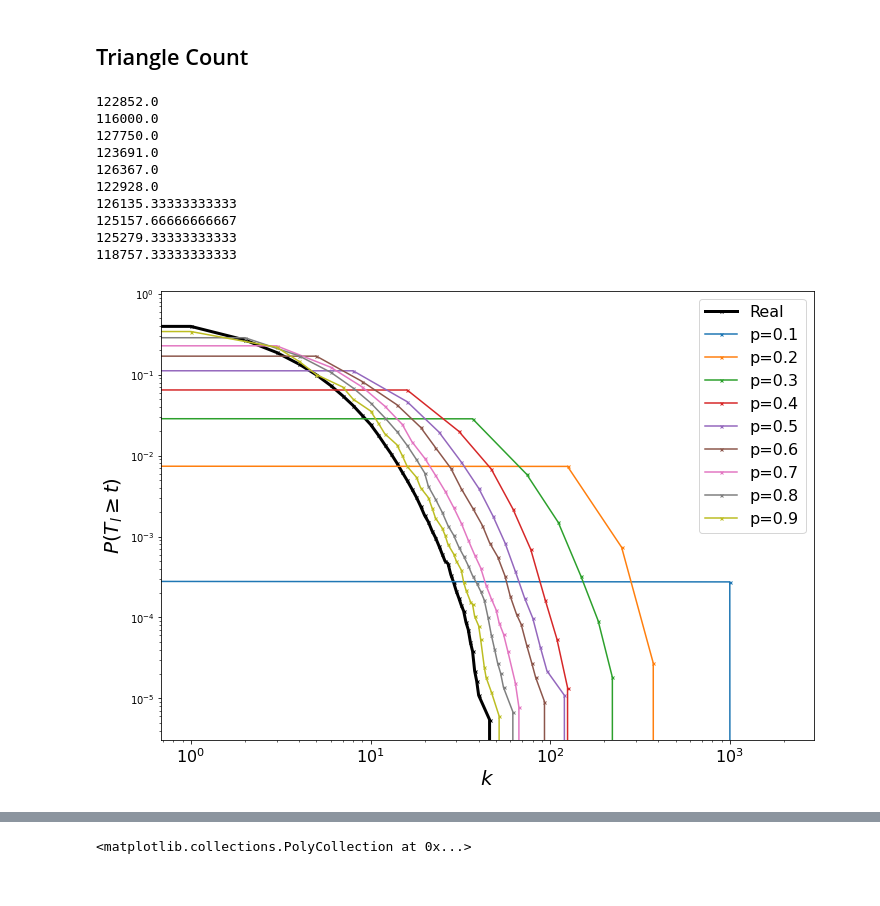
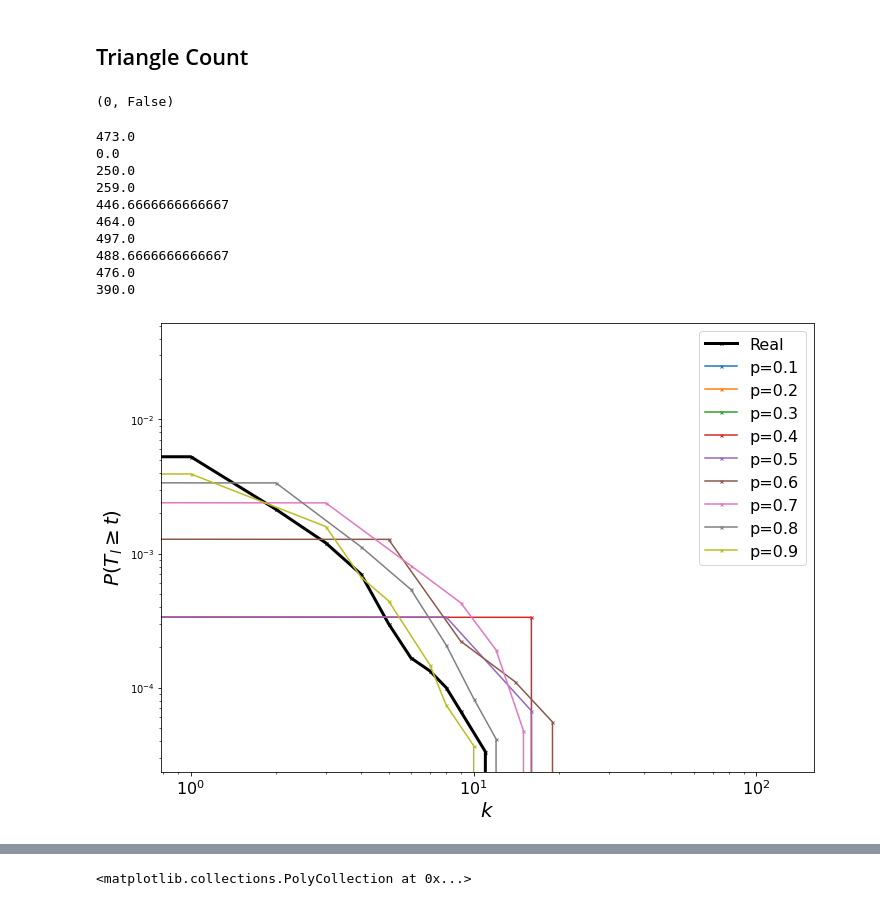
Before and after one commit to narnolddd/sample-nets, a Jupyter notebook: DegreeDistribution.ipynb, the cells around one changed output, grey strips where cells are left out. Cells and saved outputs as stored; diff of their text form; code cells hidden in the pictures.

Commit message:
some results for triangle count etc

```diff
--- a/DegreeDistribution.ipynb
+++ b/DegreeDistribution.ipynb
@@ -123,3 +123,23 @@ def edge_triangle_count(G):
                 continue
             tc.append(triangles(i,j,G))
     return tc
+
+def common_neighbours(n1, n2, G):
+    n1neigh = set(G.neighbors(n1))
+    n2neigh = set(G.neighbors(n2))
+    return len(n1neigh.intersection(n2neigh)), G.has_edge(n1,n2)
+
+def edge_neighbour_count(G):
+    ec = []
+    for i in sorted(G.nodes()):
+        for j in sorted(G.nodes()):
+            if j>i:
+                break
+            cn = common_neighbours(i,j,G)
+            if cn[0]!=0:
+                ec.append(cn)
+    return ec
+
+print(common_neighbours(1,2,G))
+# %% [output]
+(0, False)
@@ -133,41 +156,41 @@ def tot_tri_estimate(G,p):
     return sum(tri_array)/3.0
 # %%
 fig, ax = setup_axes('$k$','$P(T_l\\geq t)$','log','log')
-#G = nx.barabasi_albert_graph(1000,3)
-fname="/Users/narnolddd/CODE/FETA/FETA3/data/facebook.dat"
-net = pd.read_csv(fname,sep=" ",names=["source","target","t"])
-net = net.drop(["t"], axis=1)
-G = nx.from_pandas_edgelist(net)
+G = nx.barabasi_albert_graph(10000,3)
+# fname="/Users/naomiarnold/CODE/NaomiFETA/FETA3.1/experiments/facebook/facebook.dat"
+# net = pd.read_csv(fname,sep=" ",names=["source","target","t"])
+# net = net.drop(["t"], axis=1)
+# G = nx.from_pandas_edgelist(net)
 
 tc = edge_triangle_count(G)
 print(sum(tc)/3.0)
 tri, cdf = ecdf(tc)
 ccdf = 1 - cdf/cdf[-1]
 
 ax.plot(tri, ccdf,marker='x',markersize=3,label="Real", linewidth=3, color="black")
 
 prange = np.linspace(0.1,0.9,9)
 
 for p in prange:
     H = edge_sample(G,p)
     tc_sampled = edge_triangle_count(H)
     tc_estimate = MME_triangle_count(tc_sampled,p)
     print(sum(tc_estimate)/3.0)
     tri, cdf = ecdf(tc_estimate)
     ccdf = 1 - cdf/cdf[-1]
     ax.plot(tri, ccdf,marker='x',markersize=3,label="p="+str(round(p,1)))
 
 ax.legend(fontsize=16)
 plt.show()
 # %% [output]
-122852.0
-116000.0
-127750.0
-123691.0
-126367.0
-122928.0
-126135.33333333333
-125157.66666666667
-125279.33333333333
-118757.33333333333
+473.0
+0.0
+250.0
+259.0
+446.6666666666667
+464.0
+497.0
+488.6666666666667
+476.0
+390.0
-[figure, old version]
+[figure, new version]
```
Also changed, not shown: parts of 4 cells of this notebook.
